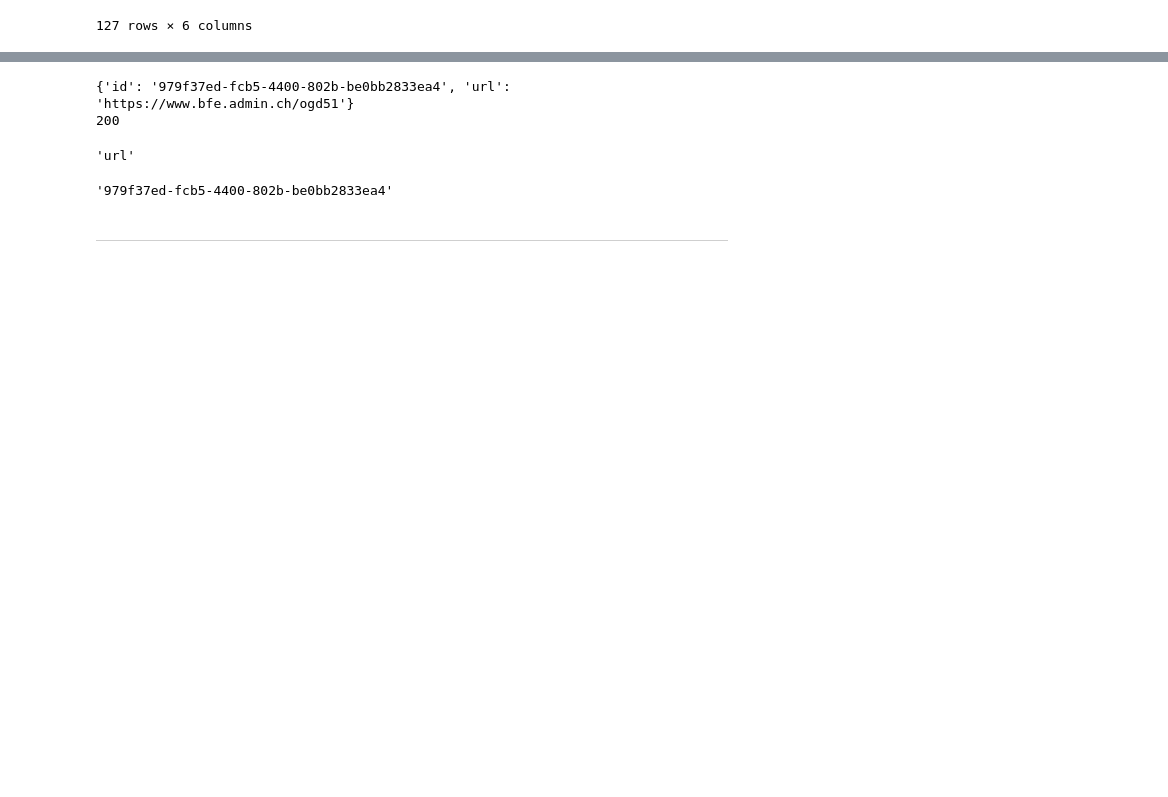
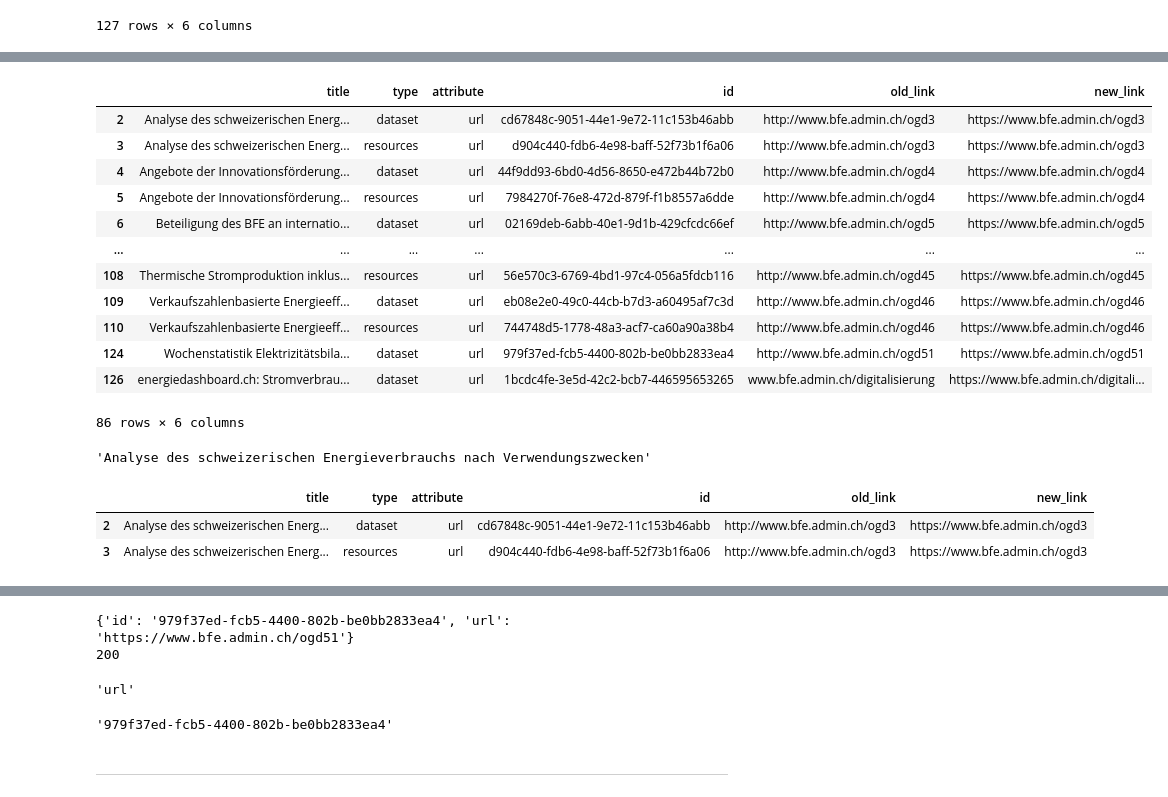
Before and after one commit to aresssera/opendataSwiss, a Jupyter notebook: upload_changes.ipynb, the cells around one changed output, grey strips where cells are left out. Drawn from its saved outputs; the diff is of its cells as text; code cells hidden in the pictures; blank space fills up the shorter version.

```diff
--- a/upload_changes.ipynb
+++ b/upload_changes.ipynb
@@ -9,7 +9,7 @@ import requests as r
 import time
 import urllib3
 # %%
-df = pd.read_csv('file.csv')
+df = pd.read_csv('INT_linksToChange.csv')
 df
 # %% [output]
 |  | title | type | attribute | id | old_link | new_link |
@@ -35,0 +28,3 @@ Name: title, dtype: object
+# %%
+tmp = df[df.attribute != 'relations'].copy()
+tmp
@@ -36,3 +45,24 @@ Name: title, dtype: object
+# %%
+t = tmp[tmp.new_link != '-'].copy()
+t
+# %% [output]
+|  | title | type | attribute | id | old_link | new_link |
+| 2 | Analyse des schweizerischen Energ... | dataset | url | cd67848c-9051-44e1-9e72-11c153b46abb | http://www.bfe.admin.ch/ogd3 | https://www.bfe.admin.ch/ogd3 |
+| 3 | Analyse des schweizerischen Energ... | resources | url | d904c440-fdb6-4e98-baff-52f73b1f6a06 | http://www.bfe.admin.ch/ogd3 | https://www.bfe.admin.ch/ogd3 |
+| 4 | Angebote der Innovationsförderung... | dataset | url | 44f9dd93-6bd0-4d56-8650-e472b44b72b0 | http://www.bfe.admin.ch/ogd4 | https://www.bfe.admin.ch/ogd4 |
+| 5 | Angebote der Innovationsförderung... | resources | url | 7984270f-76e8-472d-879f-f1b8557a6dde | http://www.bfe.admin.ch/ogd4 | https://www.bfe.admin.ch/ogd4 |
+| 6 | Beteiligung des BFE an internatio... | dataset | url | 02169deb-6abb-40e1-9d1b-429cfcdc66ef | http://www.bfe.admin.ch/ogd5 | https://www.bfe.admin.ch/ogd5 |
+| ... | ... | ... | ... | ... | ... | ... |
+| 108 | Thermische Stromproduktion inklus... | resources | url | 56e570c3-6769-4bd1-97c4-056a5fdcb116 | http://www.bfe.admin.ch/ogd45 | https://www.bfe.admin.ch/ogd45 |
+| 109 | Verkaufszahlenbasierte Energieeff... | dataset | url | eb08e2e0-49c0-44cb-b7d3-a60495af7c3d | http://www.bfe.admin.ch/ogd46 | https://www.bfe.admin.ch/ogd46 |
+| 110 | Verkaufszahlenbasierte Energieeff... | resources | url | 744748d5-1778-48a3-acf7-ca60a90a38b4 | http://www.bfe.admin.ch/ogd46 | https://www.bfe.admin.ch/ogd46 |
+| 124 | Wochenstatistik Elektrizitätsbila... | dataset | url | 979f37ed-fcb5-4400-802b-be0bb2833ea4 | http://www.bfe.admin.ch/ogd51 | https://www.bfe.admin.ch/ogd51 |
+| 126 | energiedashboard.ch: Stromverbrau... | dataset | url | 1bcdc4fe-3e5d-42c2-bcb7-446595653265 | www.bfe.admin.ch/digitalisierung | https://www.bfe.admin.ch/digitali... |
+86 rows × 6 columns
+# %%
+t.iloc[0]['title']
+# %% [output]
+'Analyse des schweizerischen Energieverbrauchs nach Verwendungszwecken'
 # %%
 urllib3.disable_warnings(urllib3.exceptions.InsecureRequestWarning)
 
@@ -45,3 +75,10 @@ private_api_key = 'cc1c806e-1fd9-4180-a6bf-7a5304ca503a'
 patch_url = 'https://ckan.ogdch-abnahme.clients.liip.ch/api/3/action/package_patch'
 # %%
 header = {'Authorization': private_api_key}
+# %%
+b = t[t.title == 'Analyse des schweizerischen Energieverbrauchs nach Verwendungszwecken'].copy()
+b
+# %% [output]
+|  | title | type | attribute | id | old_link | new_link |
+| 2 | Analyse des schweizerischen Energ... | dataset | url | cd67848c-9051-44e1-9e72-11c153b46abb | http://www.bfe.admin.ch/ogd3 | https://www.bfe.admin.ch/ogd3 |
+| 3 | Analyse des schweizerischen Energ... | resources | url | d904c440-fdb6-4e98-baff-52f73b1f6a06 | http://www.bfe.admin.ch/ogd3 | https://www.bfe.admin.ch/ogd3 |
```
Also changed, not shown: parts of 5 cells of this notebook.
